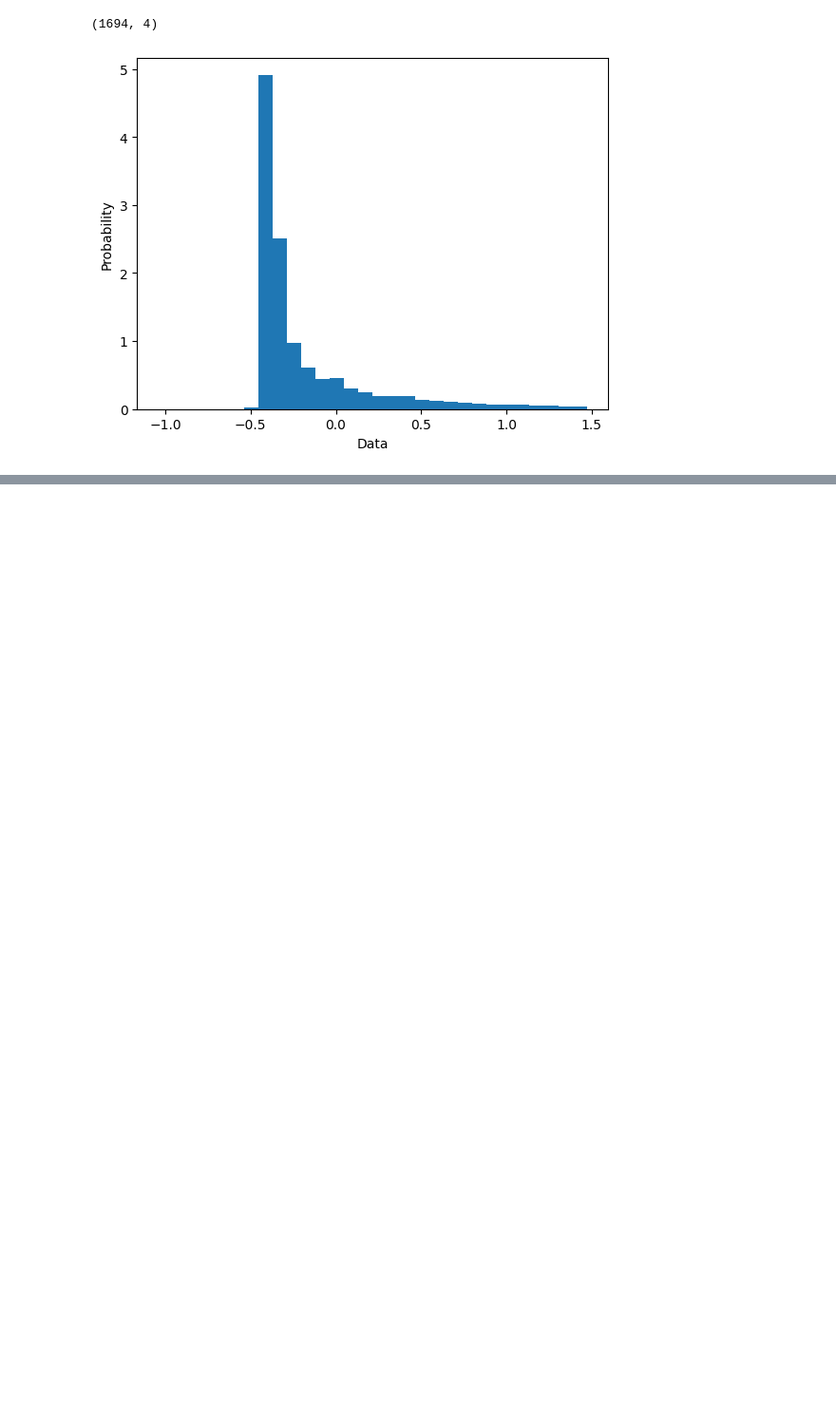
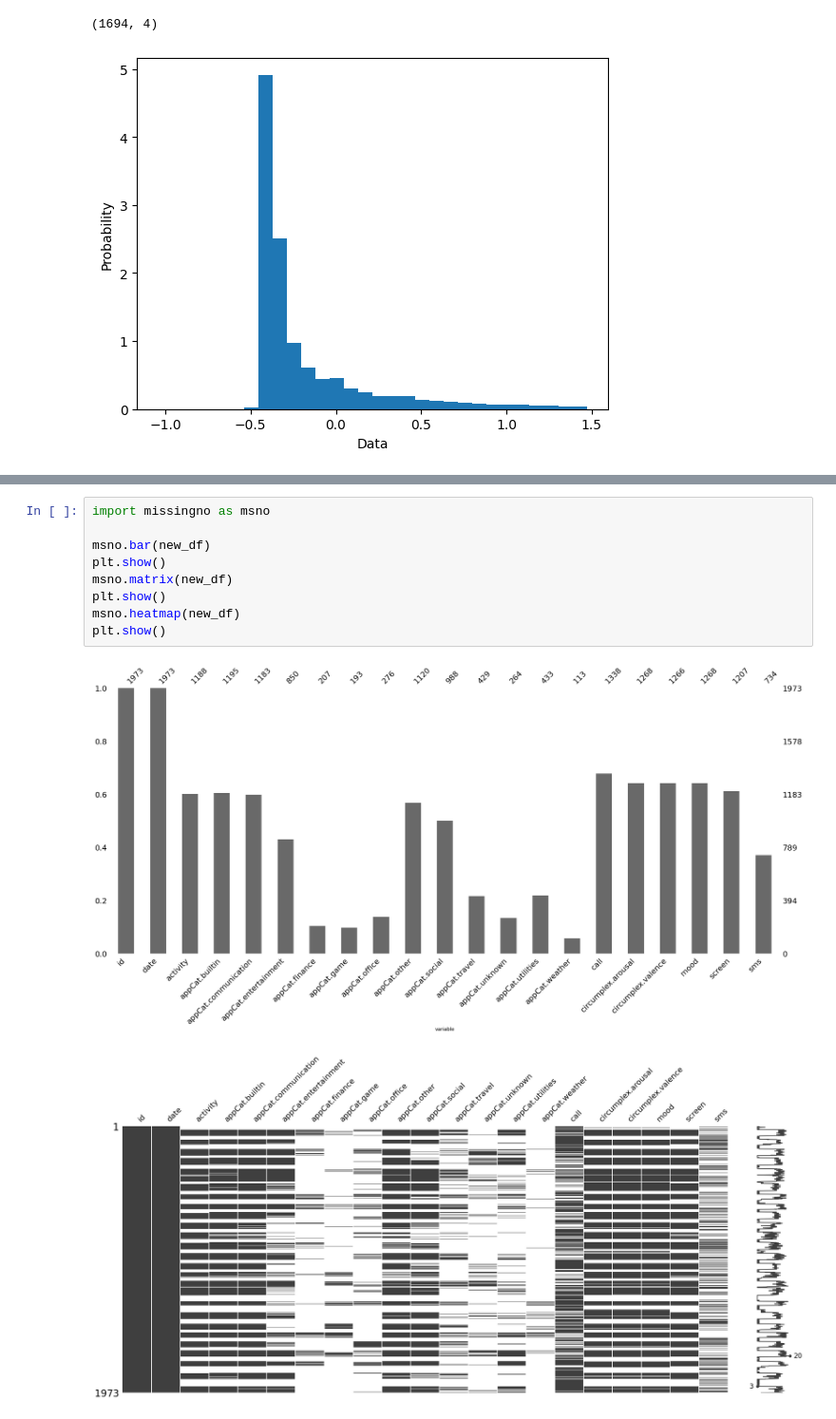
Before and after one commit to larascipio/datamijnen, a Jupyter notebook: Task1.ipynb, the cells around one changed output, grey strips where cells are left out. Shown at 95% size. Drawn from its saved outputs; the diff is of its cells as text; blank space fills up the shorter version.

```diff
--- a/Task1.ipynb
+++ b/Task1.ipynb
@@ -155,0 +307,12 @@ plt.show()
+# %%
+import missingno as msno
+
+msno.bar(new_df)
+plt.show()
+msno.matrix(new_df)
+plt.show()
+msno.heatmap(new_df)
+plt.show()
+# %% [output]
+[figure, added]
+[figure, added]
```
Also changed, not shown: parts of 7 cells of this notebook.
